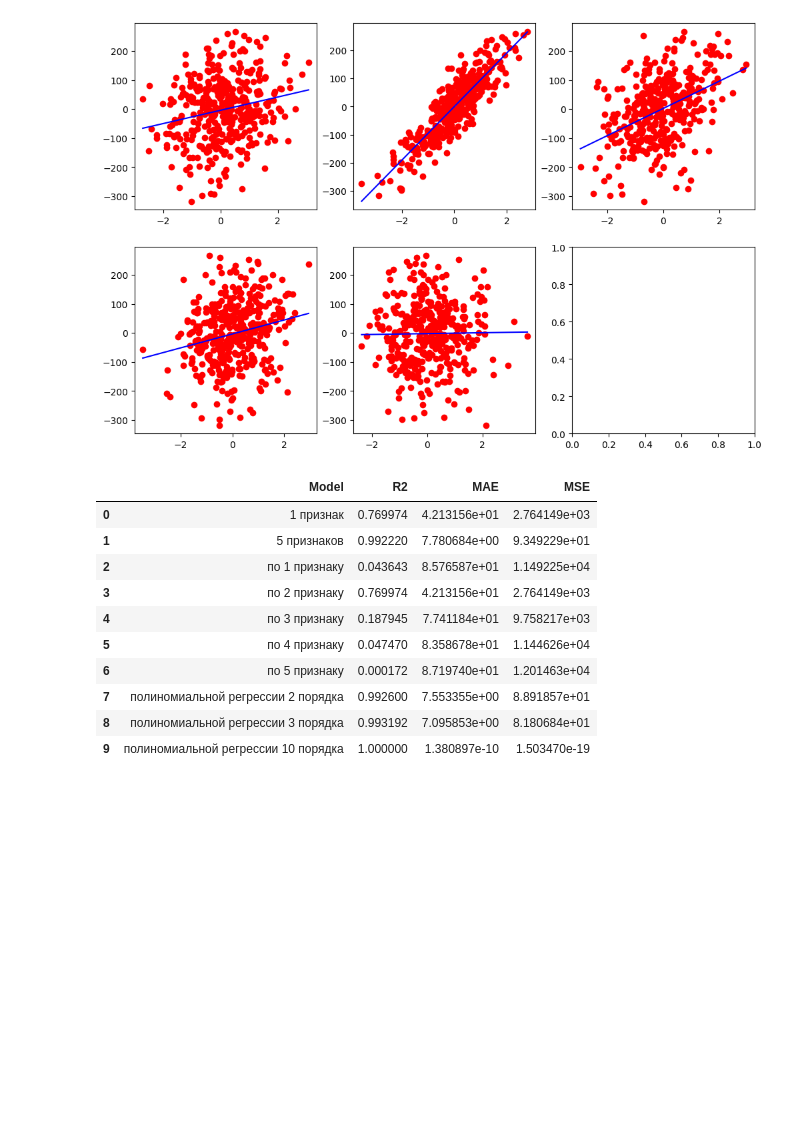
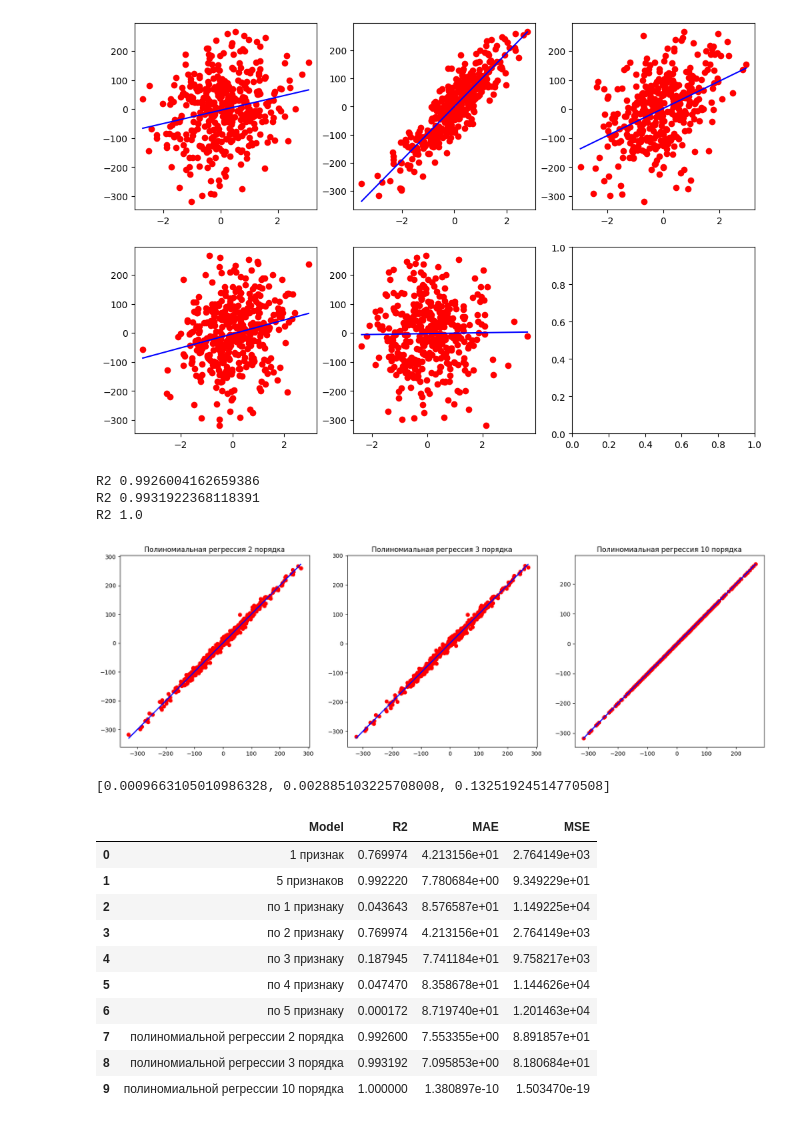
Before and after one commit to NeZur21/MLProject, a Jupyter notebook: ML1_2.ipynb, the cells around one changed output. Drawn from its saved outputs; the diff is of its cells as text; code cells hidden in the pictures; blank space fills up the shorter version.

```diff
--- a/ML1_2.ipynb
+++ b/ML1_2.ipynb
@@ -457,6 +79,44 @@ R2 0.047470345664983093
 [[1.49082042]]
 R2 0.00017176151145947838
 [figure]
+# %%
+from sklearn.preprocessing import PolynomialFeatures
+import time
+
+fig, ax = plt.subplots(1, 3, figsize=(20, 6))
+ax = ax.ravel()
+c = 0
+times = []
+
+for p in [2, 3, 10]:
+    poly = PolynomialFeatures(degree=p)
+    x_poly = poly.fit_transform(x)
+
+    lin_mul = LinearRegression()
+    start = time.time()
+    lin_mul.fit(x_poly, y)
+    training_time = time.time() - start
+    times.append(training_time)
+
+    y_pred = lin_mul.predict(x_poly)
+
+    ax[c].scatter(y_pred, y, c='r')
+    ax[c].plot(y_pred, y_pred, color='b')
+    ax[c].set_title(f'Полиномиальная регрессия {p} порядка')
+
+    R2 = lin_mul.score(x_poly, y)
+    results.append({'Model': f'полиномиальной регрессии {p} порядка', 'R2' : R2, 'MAE': mean_absolute_error(y, y_pred), 'MSE': mean_squared_error(y, y_pred)})
+    print('R2',R2 )
+    c += 1
+plt.show()
+
+print(times)
+# %% [output]
+R2 0.9926004162659386
+R2 0.9931922368118391
+R2 1.0
+[figure, added]
+[0.0009663105010986328, 0.002885103225708008, 0.13251924514770508]
 # %%
 df = pd.json_normalize(results)
 
```
Also changed, not shown: parts of 3 cells of this notebook, 5 other files.
